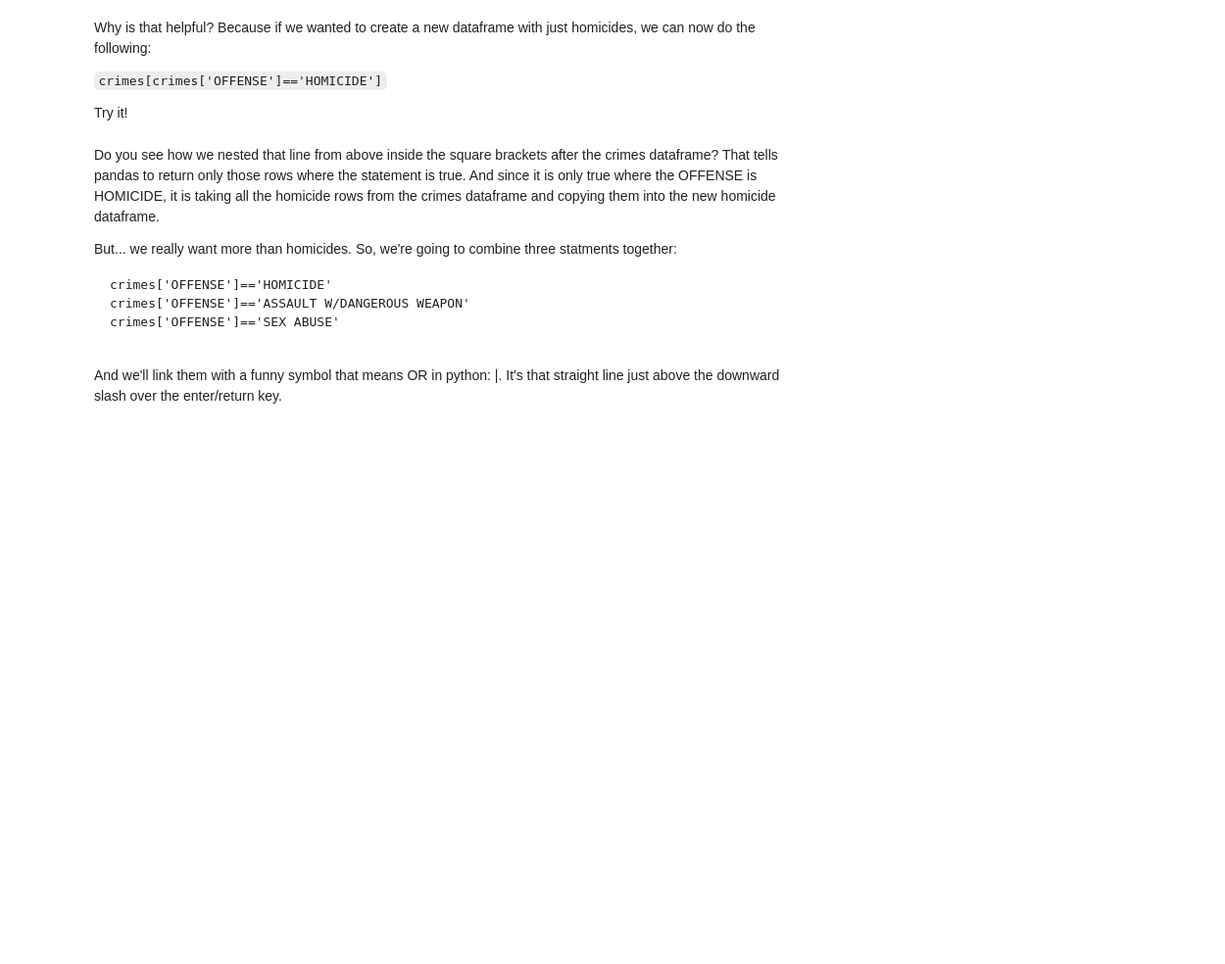
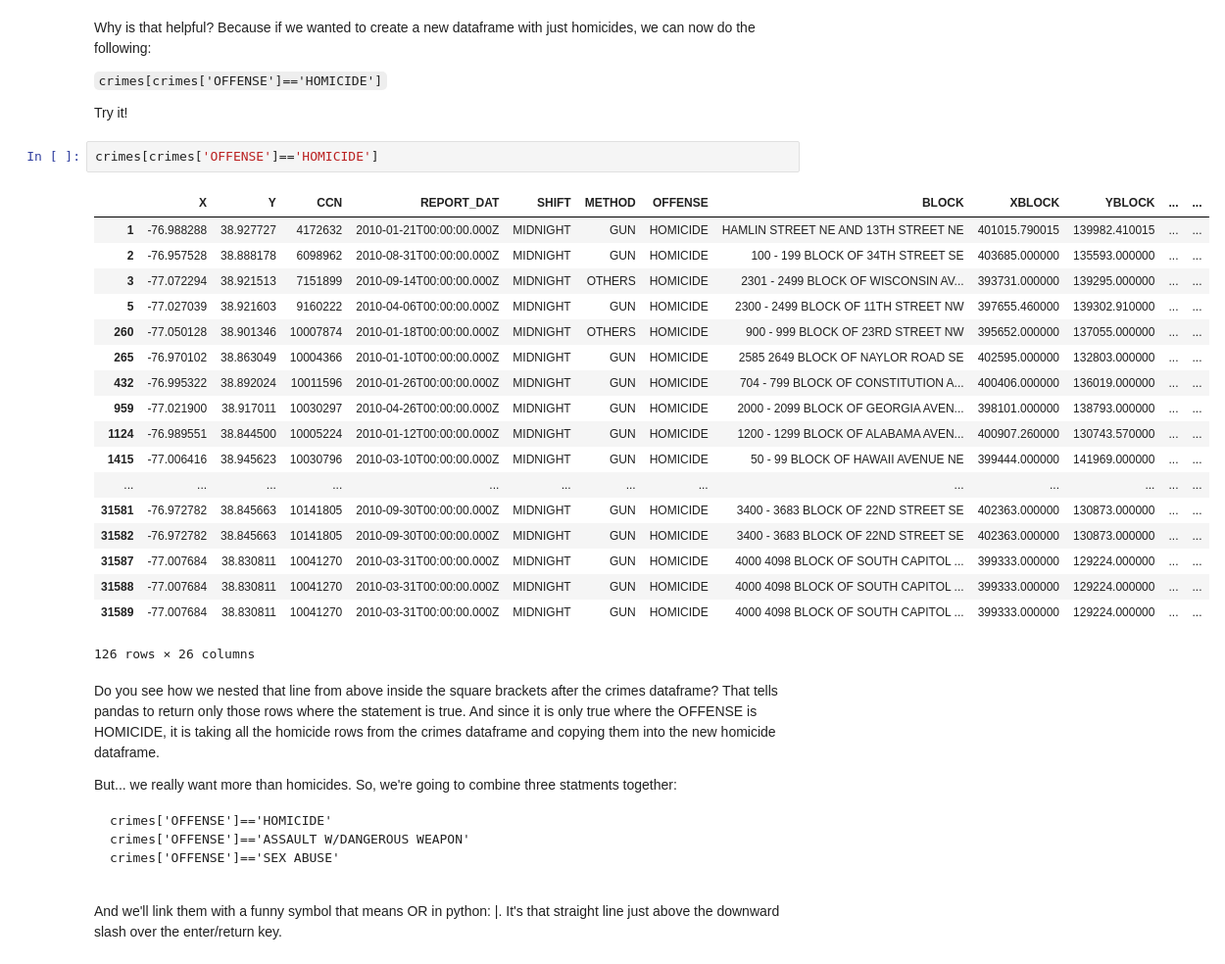
Before and after one commit to dspp-gwu/lesson-05-regression-analyses-msteinberg2, a Jupyter notebook: lesson-05 - regression analyses.ipynb, the cells around one changed output. Shown at 98% size. Cells and saved outputs as stored; diff of their text form; blank space fills up the shorter version.

````diff
--- a/lesson-05 - regression analyses.ipynb
+++ b/lesson-05 - regression analyses.ipynb
@@ -63,6 +123,27 @@ Why is that helpful?  Because if we wanted to create a new dataframe with just h
 ``` crimes[crimes['OFFENSE']=='HOMICIDE'] ```
 
 Try it!
+# %%
+crimes[crimes['OFFENSE']=='HOMICIDE']
+# %% [output]
+|  | X | Y | CCN | REPORT_DAT | SHIFT | METHOD | OFFENSE | BLOCK | XBLOCK | YBLOCK | ... | ... |
+| 1 | -76.988288 | 38.927727 | 4172632 | 2010-01-21T00:00:00.000Z | MIDNIGHT | GUN | HOMICIDE | HAMLIN STREET NE AND 13TH STREET NE | 401015.790015 | 139982.410015 | ... | ... |
+| 2 | -76.957528 | 38.888178 | 6098962 | 2010-08-31T00:00:00.000Z | MIDNIGHT | GUN | HOMICIDE | 100 - 199 BLOCK OF 34TH STREET SE | 403685.000000 | 135593.000000 | ... | ... |
+| 3 | -77.072294 | 38.921513 | 7151899 | 2010-09-14T00:00:00.000Z | MIDNIGHT | OTHERS | HOMICIDE | 2301 - 2499 BLOCK OF WISCONSIN AV... | 393731.000000 | 139295.000000 | ... | ... |
+| 5 | -77.027039 | 38.921603 | 9160222 | 2010-04-06T00:00:00.000Z | MIDNIGHT | GUN | HOMICIDE | 2300 - 2499 BLOCK OF 11TH STREET NW | 397655.460000 | 139302.910000 | ... | ... |
+| 260 | -77.050128 | 38.901346 | 10007874 | 2010-01-18T00:00:00.000Z | MIDNIGHT | OTHERS | HOMICIDE | 900 - 999 BLOCK OF 23RD STREET NW | 395652.000000 | 137055.000000 | ... | ... |
+| 265 | -76.970102 | 38.863049 | 10004366 | 2010-01-10T00:00:00.000Z | MIDNIGHT | GUN | HOMICIDE | 2585 2649 BLOCK OF NAYLOR ROAD SE | 402595.000000 | 132803.000000 | ... | ... |
+| 432 | -76.995322 | 38.892024 | 10011596 | 2010-01-26T00:00:00.000Z | MIDNIGHT | GUN | HOMICIDE | 704 - 799 BLOCK OF CONSTITUTION A... | 400406.000000 | 136019.000000 | ... | ... |
+| 959 | -77.021900 | 38.917011 | 10030297 | 2010-04-26T00:00:00.000Z | MIDNIGHT | GUN | HOMICIDE | 2000 - 2099 BLOCK OF GEORGIA AVEN... | 398101.000000 | 138793.000000 | ... | ... |
+| 1124 | -76.989551 | 38.844500 | 10005224 | 2010-01-12T00:00:00.000Z | MIDNIGHT | GUN | HOMICIDE | 1200 - 1299 BLOCK OF ALABAMA AVEN... | 400907.260000 | 130743.570000 | ... | ... |
+| 1415 | -77.006416 | 38.945623 | 10030796 | 2010-03-10T00:00:00.000Z | MIDNIGHT | GUN | HOMICIDE | 50 - 99 BLOCK OF HAWAII AVENUE NE | 399444.000000 | 141969.000000 | ... | ... |
+| ... | ... | ... | ... | ... | ... | ... | ... | ... | ... | ... | ... | ... |
+| 31581 | -76.972782 | 38.845663 | 10141805 | 2010-09-30T00:00:00.000Z | MIDNIGHT | GUN | HOMICIDE | 3400 - 3683 BLOCK OF 22ND STREET SE | 402363.000000 | 130873.000000 | ... | ... |
+| 31582 | -76.972782 | 38.845663 | 10141805 | 2010-09-30T00:00:00.000Z | MIDNIGHT | GUN | HOMICIDE | 3400 - 3683 BLOCK OF 22ND STREET SE | 402363.000000 | 130873.000000 | ... | ... |
+| 31587 | -77.007684 | 38.830811 | 10041270 | 2010-03-31T00:00:00.000Z | MIDNIGHT | GUN | HOMICIDE | 4000 4098 BLOCK OF SOUTH CAPITOL ... | 399333.000000 | 129224.000000 | ... | ... |
+| 31588 | -77.007684 | 38.830811 | 10041270 | 2010-03-31T00:00:00.000Z | MIDNIGHT | GUN | HOMICIDE | 4000 4098 BLOCK OF SOUTH CAPITOL ... | 399333.000000 | 129224.000000 | ... | ... |
+| 31589 | -77.007684 | 38.830811 | 10041270 | 2010-03-31T00:00:00.000Z | MIDNIGHT | GUN | HOMICIDE | 4000 4098 BLOCK OF SOUTH CAPITOL ... | 399333.000000 | 129224.000000 | ... | ... |
+126 rows × 26 columns
 # %% [markdown]
 Do you see how we nested that line from above inside the square brackets after the crimes dataframe?  That tells pandas to return only those rows where the statement is true. And since it is only true where the OFFENSE is HOMICIDE, it is taking all the homicide rows from the crimes dataframe and copying them into the new homicide dataframe.
 
````
Also changed, not shown: parts of 9 cells of this notebook.
